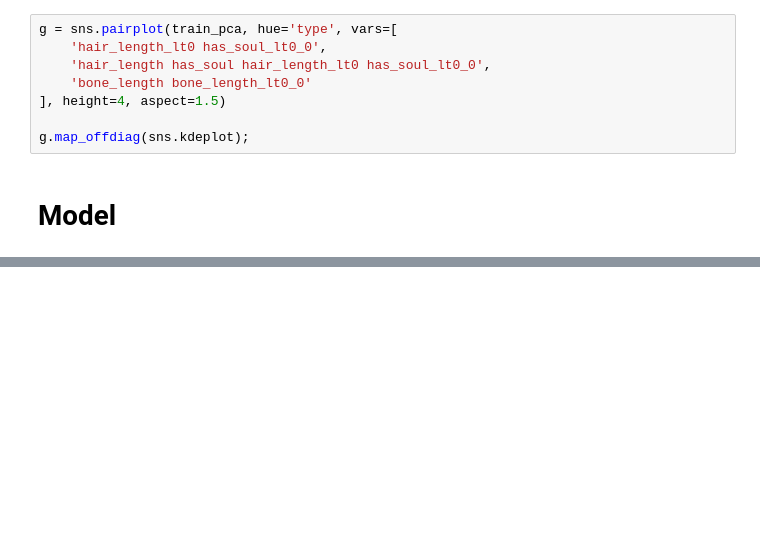
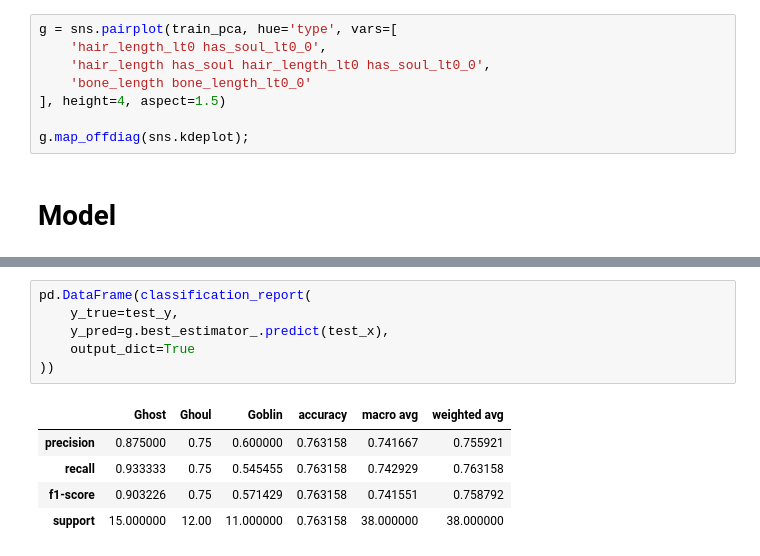
Before and after one commit to it176131/Ghouls-Goblins-and-Ghosts...-Boo-, a Jupyter notebook: Ghouls, Goblins, and Ghosts... Boo!.ipynb, the cells around one changed output, grey strips where cells are left out. Cells and saved outputs as stored; diff of their text form; blank space fills up the shorter version.

```diff
--- a/Ghouls, Goblins, and Ghosts... Boo!.ipynb
+++ b/Ghouls, Goblins, and Ghosts... Boo!.ipynb
@@ -678,0 +982,12 @@ pd.DataFrame.from_dict(results, orient='columns').describe()
+# %%
+pd.DataFrame(classification_report(
+    y_true=test_y,
+    y_pred=g.best_estimator_.predict(test_x),
+    output_dict=True
+))
+# %% [output]
+|  | Ghost | Ghoul | Goblin | accuracy | macro avg | weighted avg |
+| precision | 0.875000 | 0.75 | 0.600000 | 0.763158 | 0.741667 | 0.755921 |
+| recall | 0.933333 | 0.75 | 0.545455 | 0.763158 | 0.742929 | 0.763158 |
+| f1-score | 0.903226 | 0.75 | 0.571429 | 0.763158 | 0.741551 | 0.758792 |
+| support | 15.000000 | 12.00 | 11.000000 | 0.763158 | 38.000000 | 38.000000 |
```
Also changed, not shown: parts of 44 cells of this notebook.
